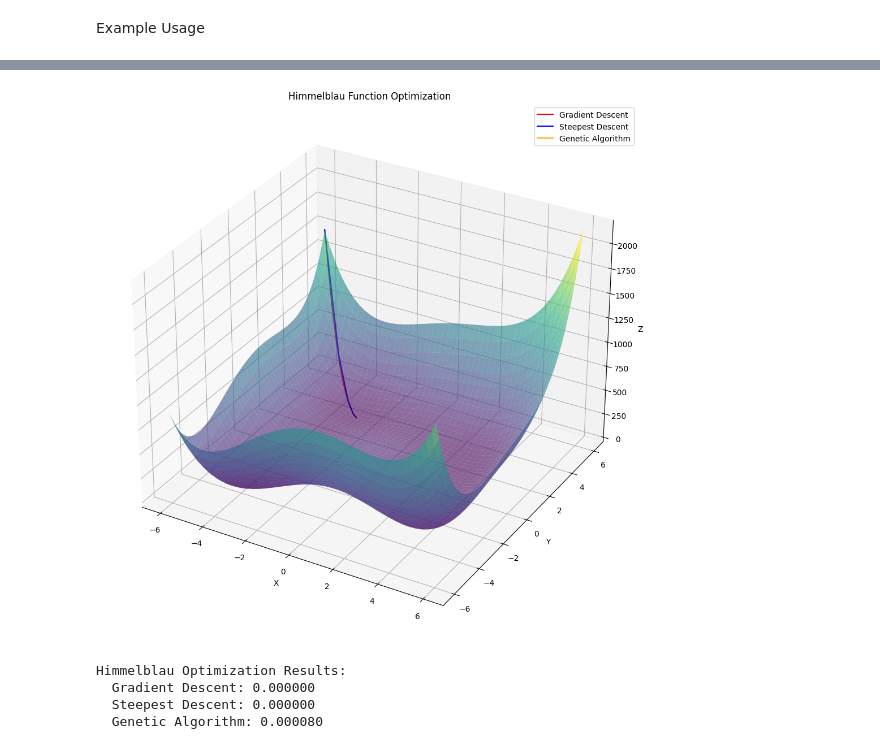
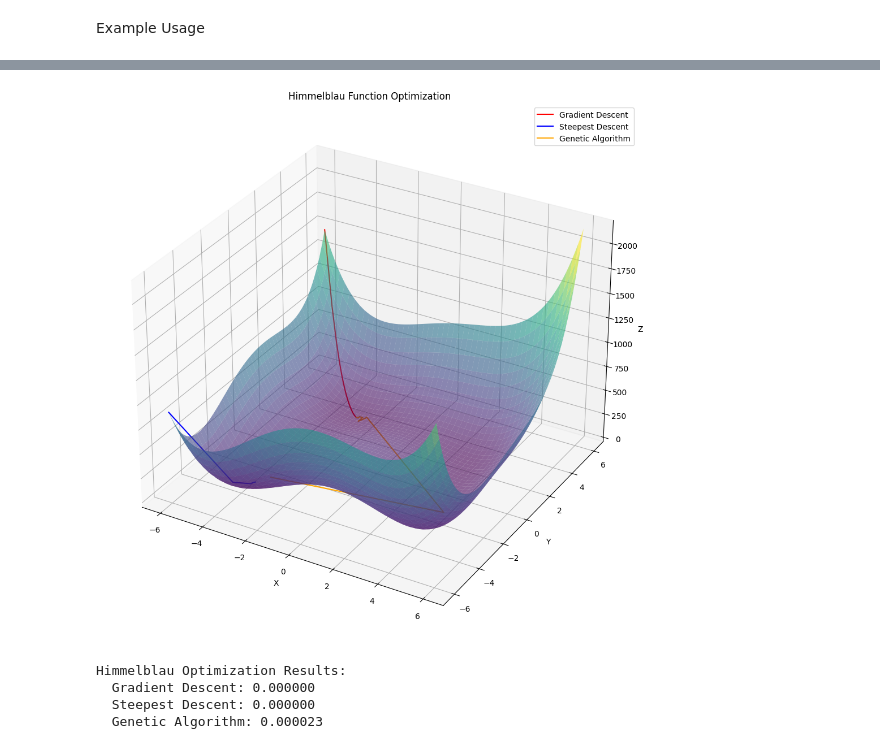
Before and after one commit to Mikolaj-MLP/Optimization-methods, a Jupyter notebook: Optimization_methods.ipynb, the cells around one changed output, grey strips where cells are left out. Saved outputs shown, nothing was run; the diff lists cells and outputs as text; code cells hidden in the pictures.

```diff
--- a/Optimization_methods.ipynb
+++ b/Optimization_methods.ipynb
@@ -185,10 +185,12 @@ Ackley Optimization Results:
 # %%
 # --- Setup for Himmelblau ---
 x0_himmel = np.array([-6.0, 6.0])
+x0_himmel2 = np.array([-6.0, -6.0])
+
 bounds_himmel = np.array([[-6, 6], [-6, 6]])
 
 opt_gd_h, path_gd_h = gradient_descent(grad_himmelblau, x0_himmel, lr=0.001, max_iters=10000)
-opt_sd_h, path_sd_h = steepest_descent(himmelblau_vec, grad_himmelblau, x0_himmel, max_iters=1000)
+opt_sd_h, path_sd_h = steepest_descent(himmelblau_vec, grad_himmelblau, x0_himmel2, max_iters=1000)
 opt_ga_h, path_ga_h = genetic_algorithm(himmelblau_vec, bounds_himmel, generations=200)
 
 path_gd_h = np.array(path_gd_h)
@@ -198,35 +200,35 @@ path_ga_h = np.array(path_ga_h)
 Z_gd_h = [himmelblau(x[0], x[1]) for x in path_gd_h]
 Z_sd_h = [himmelblau(x[0], x[1]) for x in path_sd_h]
 Z_ga_h = [himmelblau(x[0], x[1]) for x in path_ga_h]
 
 x = np.linspace(-6, 6, 300)
 y = np.linspace(-6, 6, 300)
 X, Y = np.meshgrid(x, y)
 Z = himmelblau(X, Y)
 
 fig = plt.figure(figsize=(14, 10))
 ax = fig.add_subplot(111, projection='3d')
 ax.plot_surface(X, Y, Z, cmap='viridis', alpha=0.6, edgecolor='none')
 
 ax.plot(path_gd_h[:, 0], path_gd_h[:, 1], Z_gd_h, 'r-', label='Gradient Descent')
 ax.plot(path_sd_h[:, 0], path_sd_h[:, 1], Z_sd_h, 'b-', label='Steepest Descent')
 ax.plot(path_ga_h[:, 0], path_ga_h[:, 1], Z_ga_h, 'orange', label='Genetic Algorithm')
 
 ax.set_title("Himmelblau Function Optimization")
 ax.set_xlabel("X")
 ax.set_ylabel("Y")
 ax.set_zlabel("Z")
 ax.legend()
 plt.tight_layout()
 plt.show()
 
 print("Himmelblau Optimization Results:")
 print(f"  Gradient Descent: {himmelblau_vec(opt_gd_h):.6f}")
 print(f"  Steepest Descent: {himmelblau_vec(opt_sd_h):.6f}")
 print(f"  Genetic Algorithm: {himmelblau_vec(opt_ga_h):.6f}")
 # %% [output]
-[figure, old version]
+[figure, new version]
 Himmelblau Optimization Results:
   Gradient Descent: 0.000000
   Steepest Descent: 0.000000
-  Genetic Algorithm: 0.000080
+  Genetic Algorithm: 0.000023
```
Also changed, not shown: parts of 1 cell of this notebook.
